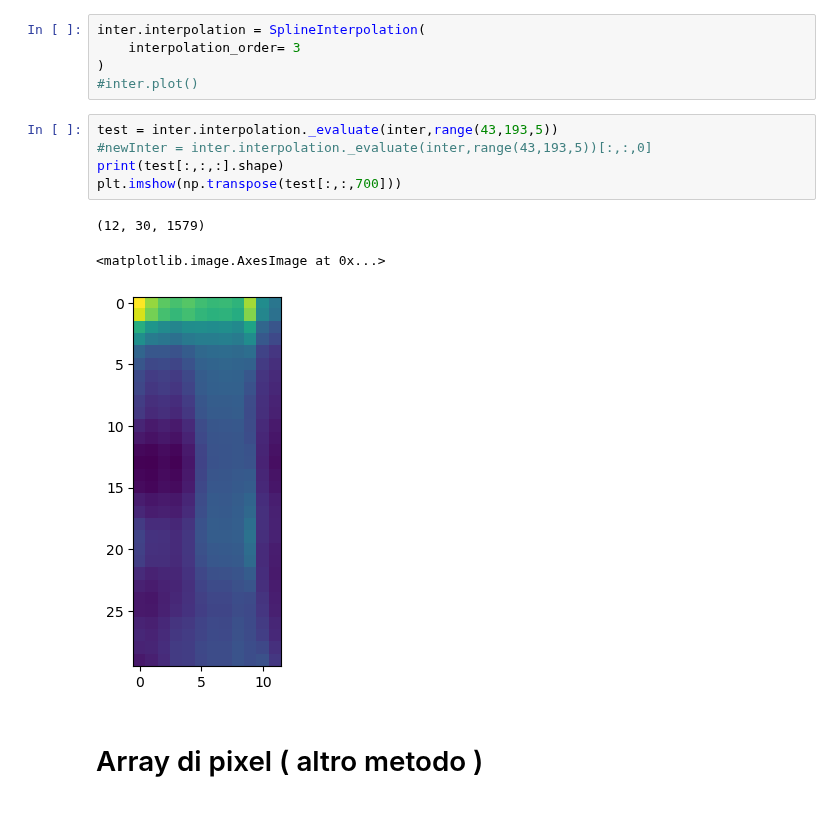
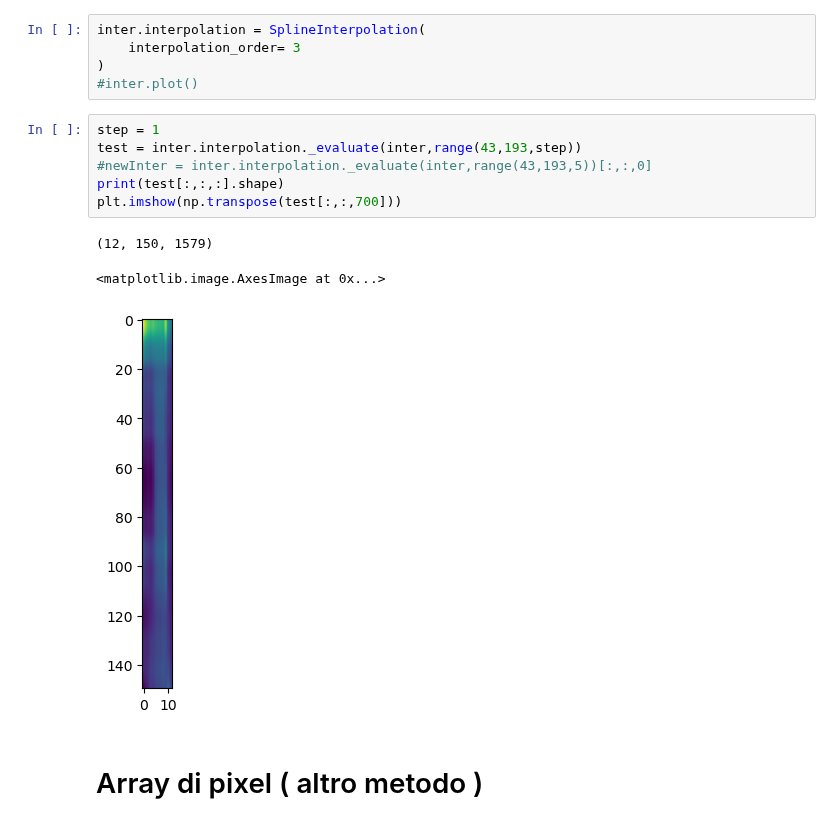
Before and after one commit to Simone-Scalella/AgriVision2022, a Jupyter notebook: impResa.ipynb, the cells around one changed output. Cells and saved outputs as stored; diff of their text form.

```diff
--- a/impResa.ipynb
+++ b/impResa.ipynb
@@ -141,14 +140,15 @@ inter.interpolation = SplineInterpolation(
 )
 #inter.plot()
 # %%
-test = inter.interpolation._evaluate(inter,range(43,193,5))
+step = 1
+test = inter.interpolation._evaluate(inter,range(43,193,step))
 #newInter = inter.interpolation._evaluate(inter,range(43,193,5))[:,:,0]
 print(test[:,:,:].shape)
 plt.imshow(np.transpose(test[:,:,700]))
 # %% [output]
-(12, 30, 1579)
+(12, 150, 1579)
 <matplotlib.image.AxesImage at 0x...>
-[figure, old version]
+[figure, new version]
 # %% [markdown]
 # Array di pixel ( altro metodo )
 # %%
```
Also changed, not shown: parts of 6 cells of this notebook, 2 other files.
